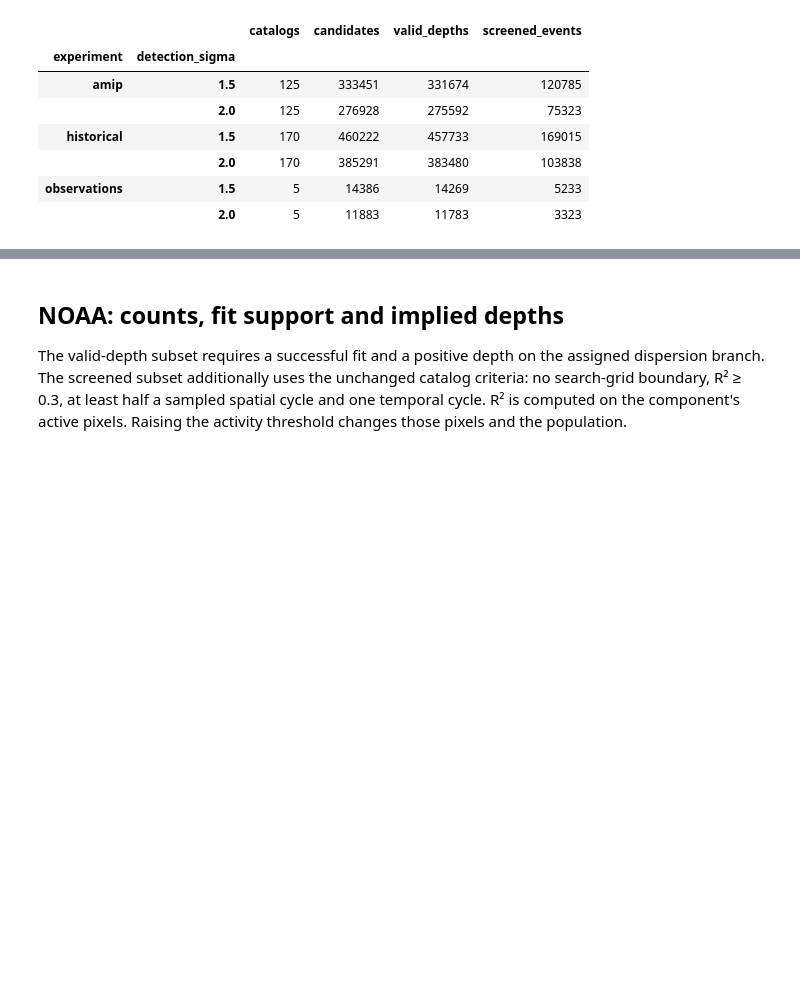
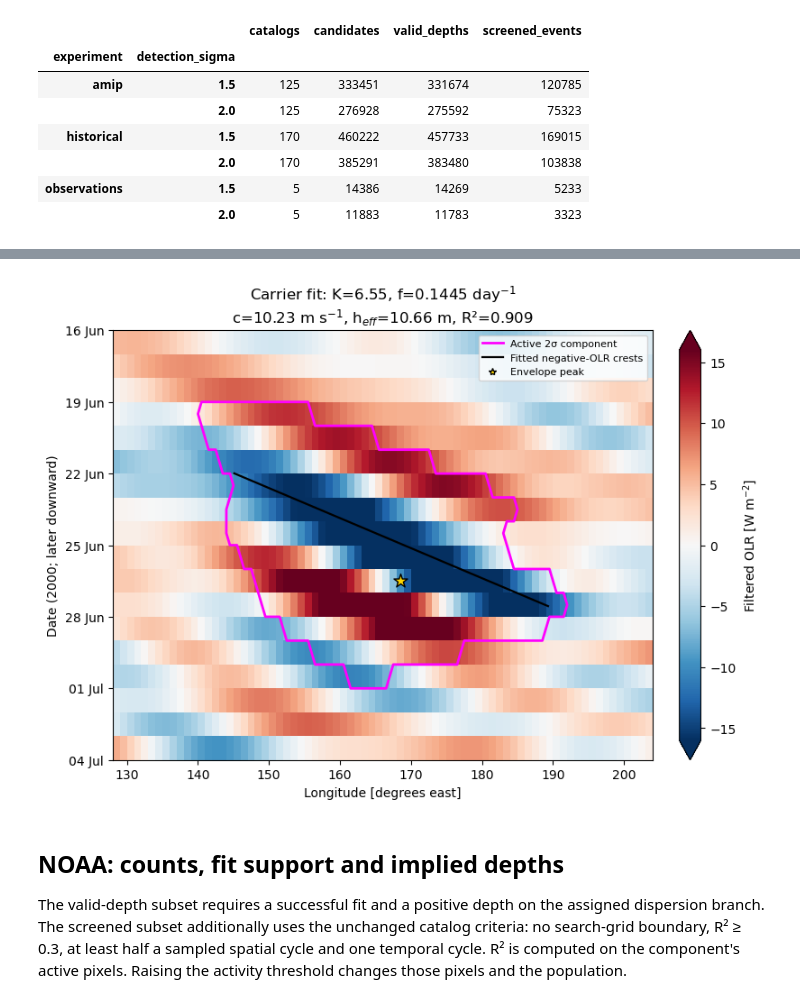
Before and after one commit to pedroanguloumana/cmip6_equiv_depth_distributions, a Jupyter notebook: notebooks/codex_event_threshold_comparison.ipynb, the cells around one changed output, grey strips where cells are left out. Drawn from its saved outputs; the diff is of its cells as text; code cells hidden in the pictures; blank space fills up the shorter version.

```diff
--- a/notebooks/codex_event_threshold_comparison.ipynb
+++ b/notebooks/codex_event_threshold_comparison.ipynb
@@ -52,3 +172,40 @@ display(summary.groupby(["experiment", "detection_sigma"]).agg(
+# %%
+phase = (
+    event["K_global"] * np.deg2rad(zoom.lon.values - event["peak_lon_deg"])[None, :]
+    - 2*np.pi*event["frequency_cpd"] * zoom.lag_day.values[:, None]
+    - event["phase_rad"]
+)
+# cos(phase) = -1 gives fitted negative-OLR crests. Mask every contour outside
+# the selected component; neither nearby events nor the context enter this fit.
+phase_on_component = np.ma.masked_where(~zoom_component, phase)
+first_crest = int(np.ceil((phase_on_component.min()-np.pi)/(2*np.pi)))
+last_crest = int(np.floor((phase_on_component.max()-np.pi)/(2*np.pi)))
+crest_levels = np.pi + 2*np.pi*np.arange(first_crest, last_crest+1)
+fig, ax = plt.subplots(figsize=(8, 5.8), layout="constrained")
+mesh = ax.pcolormesh(zoom.lon.values, zoom_dates, zoom.filtered_olr.values,
+                     shading="auto", cmap="RdBu_r", vmin=-OLR_LIMIT, vmax=OLR_LIMIT)
+ax.contour(zoom.lon.values, zoom_dates, zoom_component.astype(float),
+           levels=[.5], colors=["magenta"], linewidths=2)
+ax.contour(zoom.lon.values, zoom_dates, phase_on_component,
+           levels=crest_levels, colors=["k"], linewidths=1.6, linestyles="-")
+ax.scatter(event["peak_lon_deg"], peak_date, marker="*", s=130,
+           color="gold", edgecolor="k", zorder=5)
+ax.yaxis_date()
+ax.yaxis.set_major_locator(mdates.DayLocator(interval=3))
+ax.yaxis.set_major_formatter(mdates.DateFormatter("%d %b"))
+ax.invert_yaxis()
+ax.set(xlabel="Longitude [degrees east]", ylabel="Date (2000; later downward)",
+       title=(f"Carrier fit: K={event['K_global']:.2f}, f={event['frequency_cpd']:.4f} day$^{{-1}}$\n"
+              f"c={event['phase_speed_m_s']:.2f} m s$^{{-1}}$, h$_{{eff}}$={event['h_eff_m']:.2f} m, R²={event['weighted_r2']:.3f}"))
+fig.colorbar(mesh, ax=ax, label="Filtered OLR [W m$^{-2}$]", extend="both")
+ax.legend(handles=[
+    Line2D([], [], color="magenta", linewidth=2, label="Active 2σ component"),
+    Line2D([], [], color="k", linewidth=1.6, label="Fitted negative-OLR crests"),
+    Line2D([], [], color="gold", marker="*", markeredgecolor="k", linestyle="none", label="Envelope peak"),
+], loc="upper right", fontsize=8)
+plt.show()
+# %% [output]
+[figure, added]
 # %% [markdown]
 ## NOAA: counts, fit support and implied depths
 
```
Also changed, not shown: parts of 4 cells of this notebook, 3 other files.
